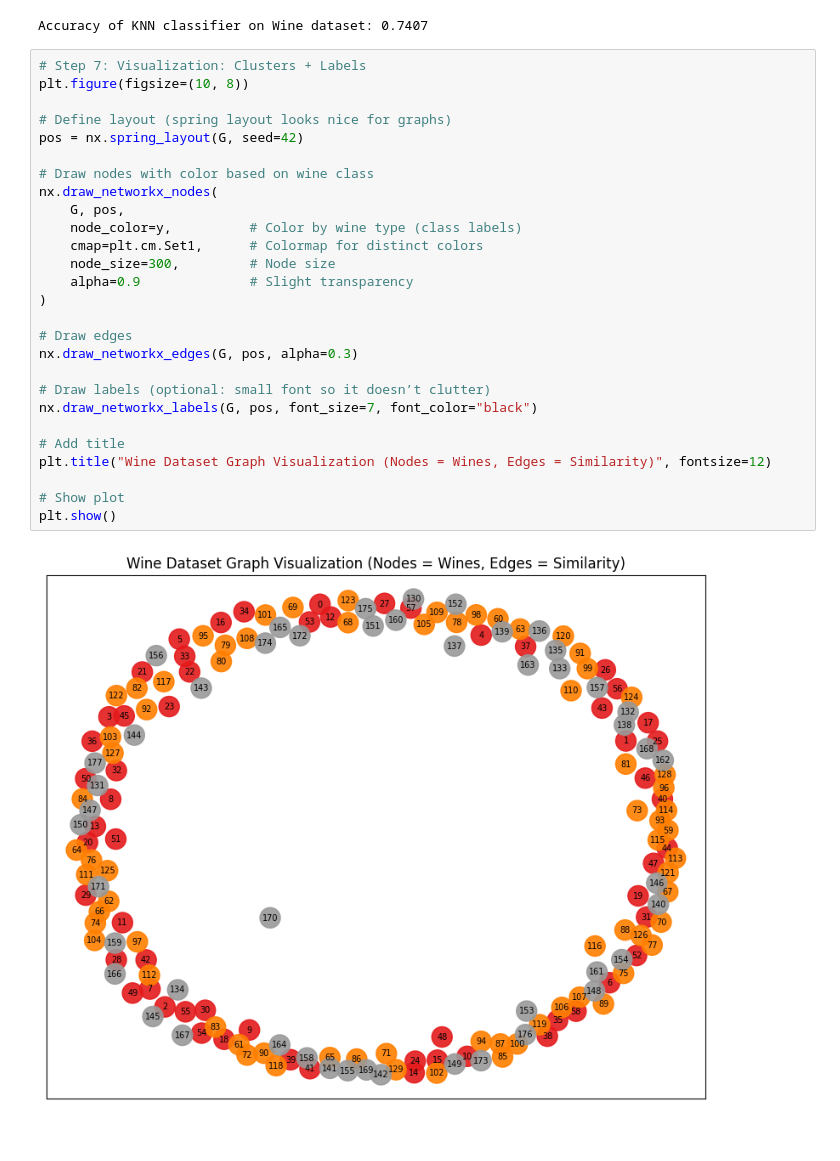
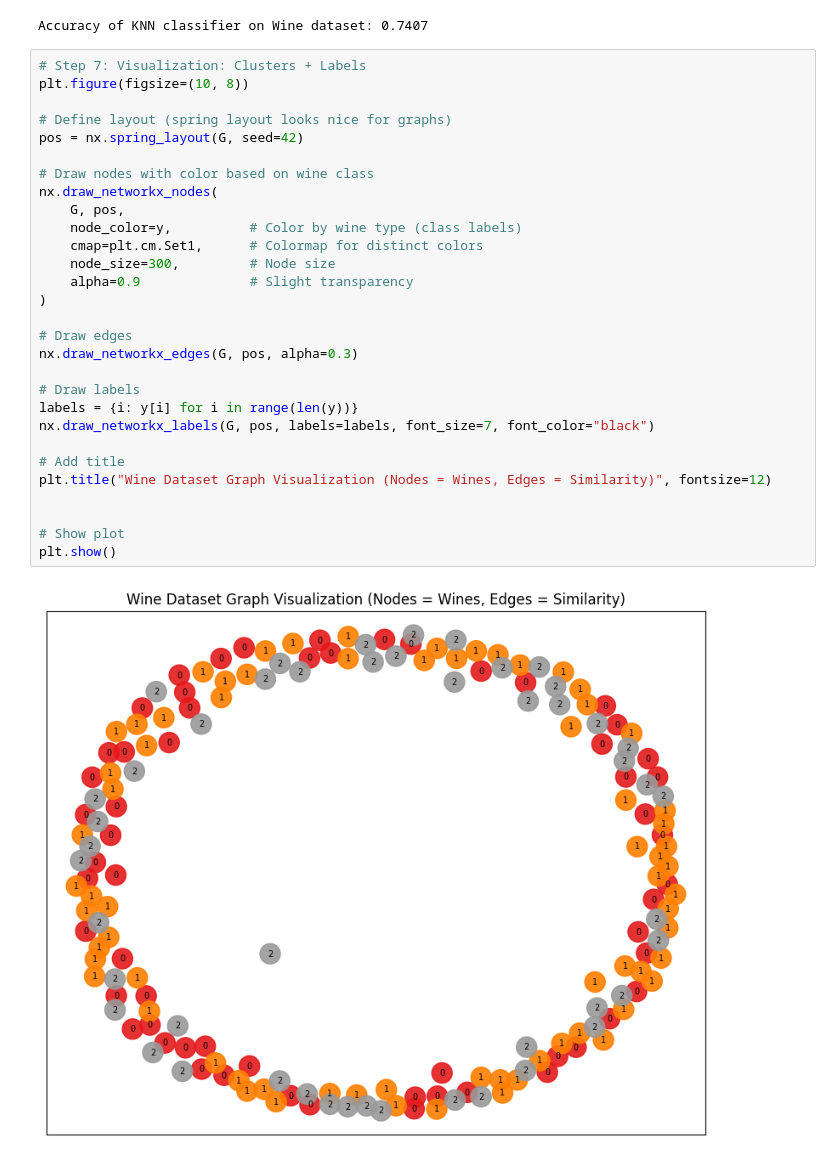
Before and after one commit to KaneezFatima09/machine-learning, a Jupyter notebook: graph_based_knn.ipynb, the cells around one changed output. Cells and saved outputs as stored; diff of their text form.

```diff
--- a/graph_based_knn.ipynb
+++ b/graph_based_knn.ipynb
@@ -74,29 +74,31 @@ Accuracy of KNN classifier on Wine dataset: 0.7407
 # %%
 # Step 7: Visualization: Clusters + Labels
 plt.figure(figsize=(10, 8))
 
 # Define layout (spring layout looks nice for graphs)
 pos = nx.spring_layout(G, seed=42)
 
 # Draw nodes with color based on wine class
 nx.draw_networkx_nodes(
     G, pos,
     node_color=y,          # Color by wine type (class labels)
     cmap=plt.cm.Set1,      # Colormap for distinct colors
     node_size=300,         # Node size
     alpha=0.9              # Slight transparency
 )
 
 # Draw edges
 nx.draw_networkx_edges(G, pos, alpha=0.3)
 
-# Draw labels (optional: small font so it doesn’t clutter)
-nx.draw_networkx_labels(G, pos, font_size=7, font_color="black")
+# Draw labels
+labels = {i: y[i] for i in range(len(y))}
+nx.draw_networkx_labels(G, pos, labels=labels, font_size=7, font_color="black")
 
 # Add title
 plt.title("Wine Dataset Graph Visualization (Nodes = Wines, Edges = Similarity)", fontsize=12)
 
+
 # Show plot
 plt.show()
 # %% [output]
-[figure, old version]
+[figure, new version]
```
